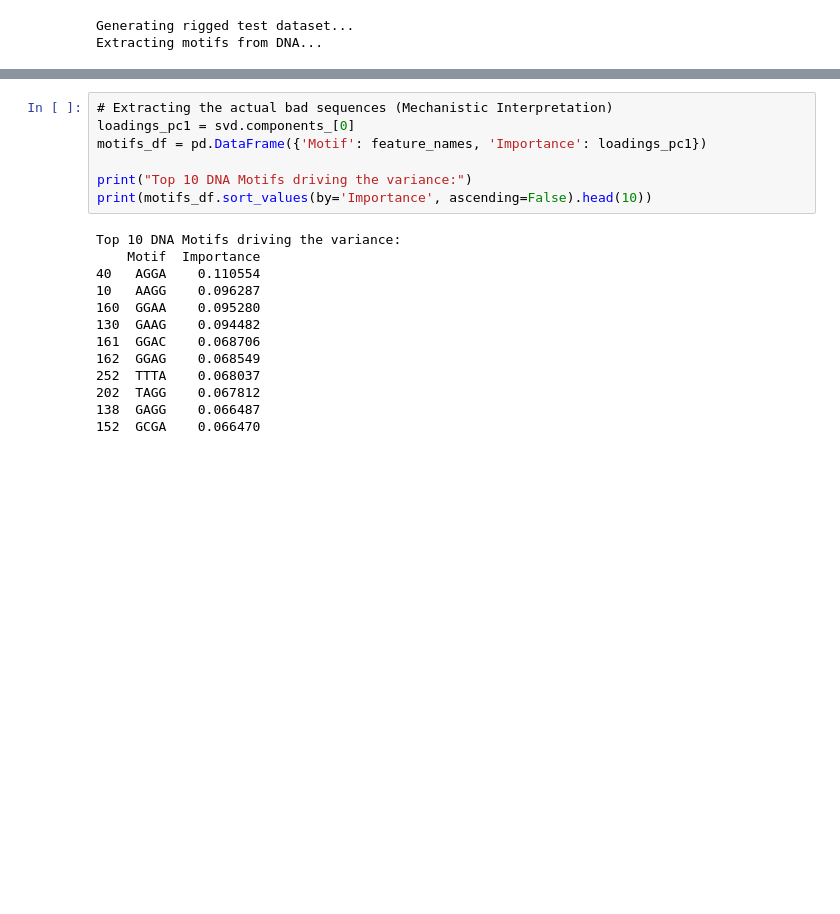
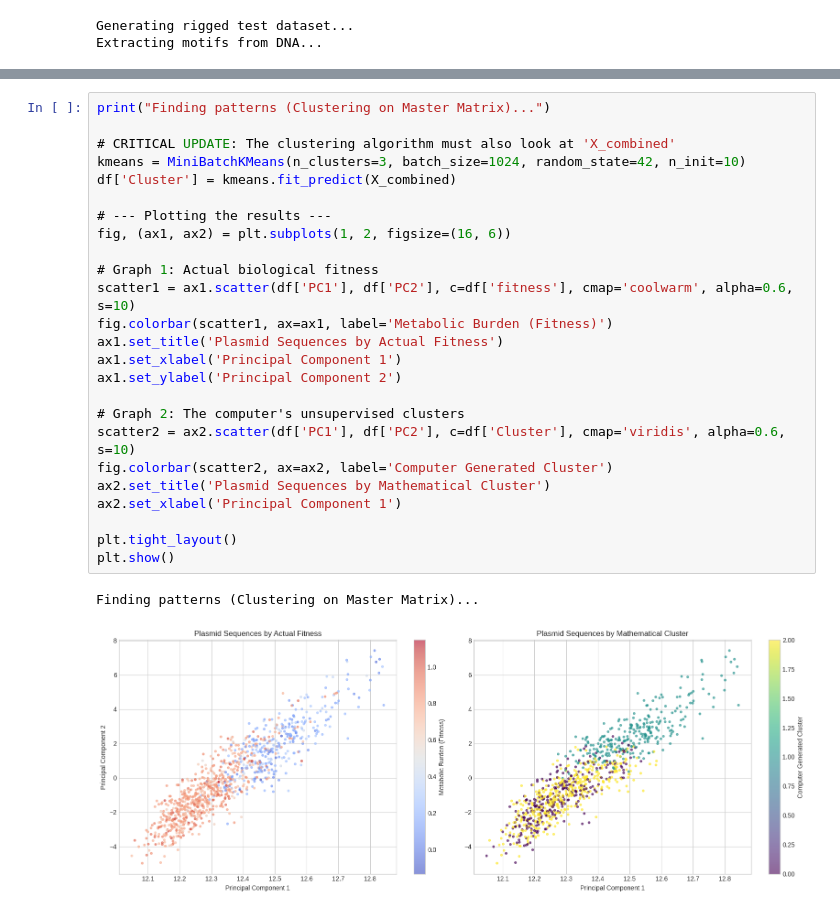
Before and after one commit to bdashti/Latest-Plasmid-Model, a Jupyter notebook: 01_unsupervised_clustering.ipynb, the cells around one changed output, grey strips where cells are left out. Drawn from its saved outputs; the diff is of its cells as text; blank space fills up the shorter version.

```diff
--- a/01_unsupervised_clustering.ipynb
+++ b/01_unsupervised_clustering.ipynb
@@ -83,23 +203,31 @@ plt.show()
 # %%
-# Extracting the actual bad sequences (Mechanistic Interpretation)
-loadings_pc1 = svd.components_[0]
-motifs_df = pd.DataFrame({'Motif': feature_names, 'Importance': loadings_pc1})
+print("Finding patterns (Clustering on Master Matrix)...")
 
-print("Top 10 DNA Motifs driving the variance:")
-print(motifs_df.sort_values(by='Importance', ascending=False).head(10))
+# CRITICAL UPDATE: The clustering algorithm must also look at 'X_combined'
+kmeans = MiniBatchKMeans(n_clusters=3, batch_size=1024, random_state=42, n_init=10)
+df['Cluster'] = kmeans.fit_predict(X_combined)
+
+# --- Plotting the results ---
+fig, (ax1, ax2) = plt.subplots(1, 2, figsize=(16, 6))
+
+# Graph 1: Actual biological fitness
+scatter1 = ax1.scatter(df['PC1'], df['PC2'], c=df['fitness'], cmap='coolwarm', alpha=0.6, s=10)
+fig.colorbar(scatter1, ax=ax1, label='Metabolic Burden (Fitness)')
+ax1.set_title('Plasmid Sequences by Actual Fitness')
+ax1.set_xlabel('Principal Component 1')
+ax1.set_ylabel('Principal Component 2')
+
+# Graph 2: The computer's unsupervised clusters
+scatter2 = ax2.scatter(df['PC1'], df['PC2'], c=df['Cluster'], cmap='viridis', alpha=0.6, s=10)
+fig.colorbar(scatter2, ax=ax2, label='Computer Generated Cluster')
+ax2.set_title('Plasmid Sequences by Mathematical Cluster')
+ax2.set_xlabel('Principal Component 1')
+
+plt.tight_layout()
+plt.show()
 # %% [output]
-Top 10 DNA Motifs driving the variance:
-    Motif  Importance
-40   AGGA    0.110554
-10   AAGG    0.096287
-160  GGAA    0.095280
-130  GAAG    0.094482
-161  GGAC    0.068706
-162  GGAG    0.068549
-252  TTTA    0.068037
-202  TAGG    0.067812
-138  GAGG    0.066487
-152  GCGA    0.066470
+Finding patterns (Clustering on Master Matrix)...
+[figure, added]
 # %%
 print("Calculating the average metabolic fitness for each cluster...\n")
 
```
Also changed, not shown: parts of 7 cells of this notebook.
